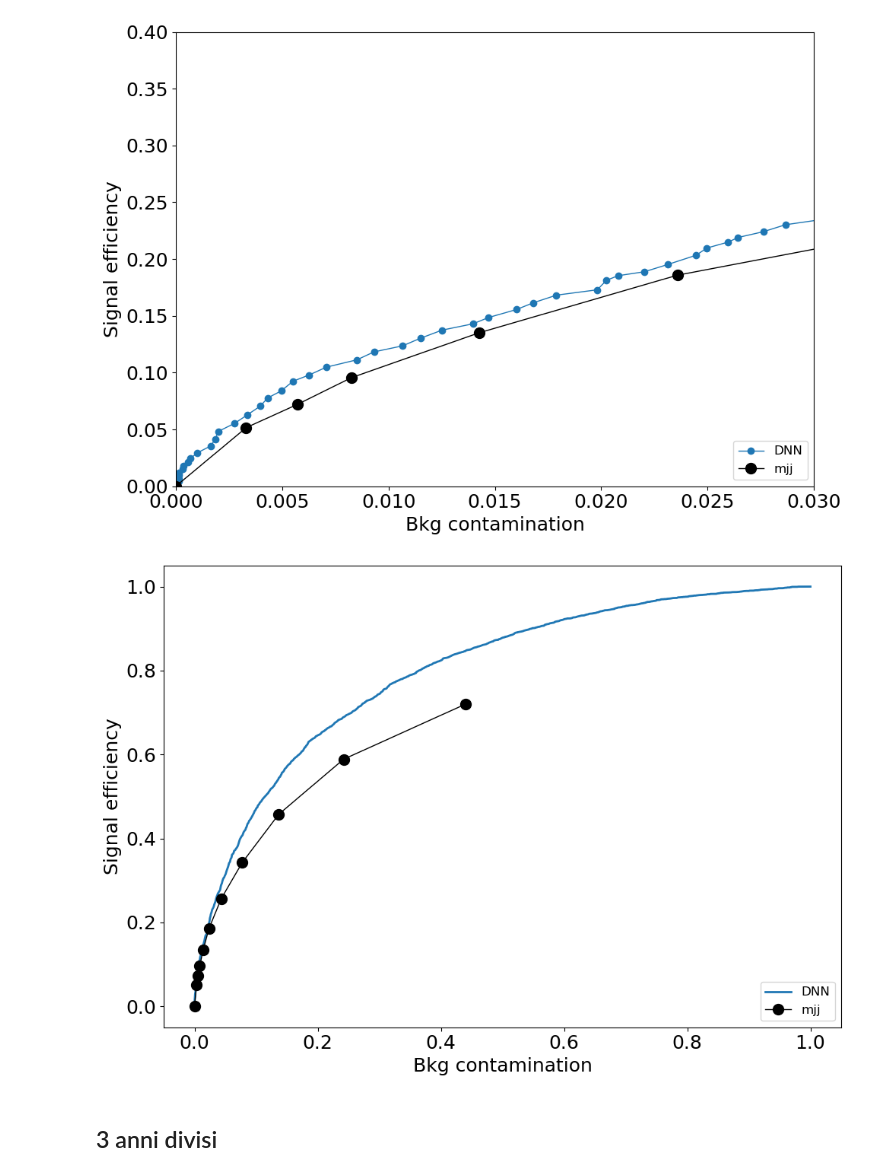
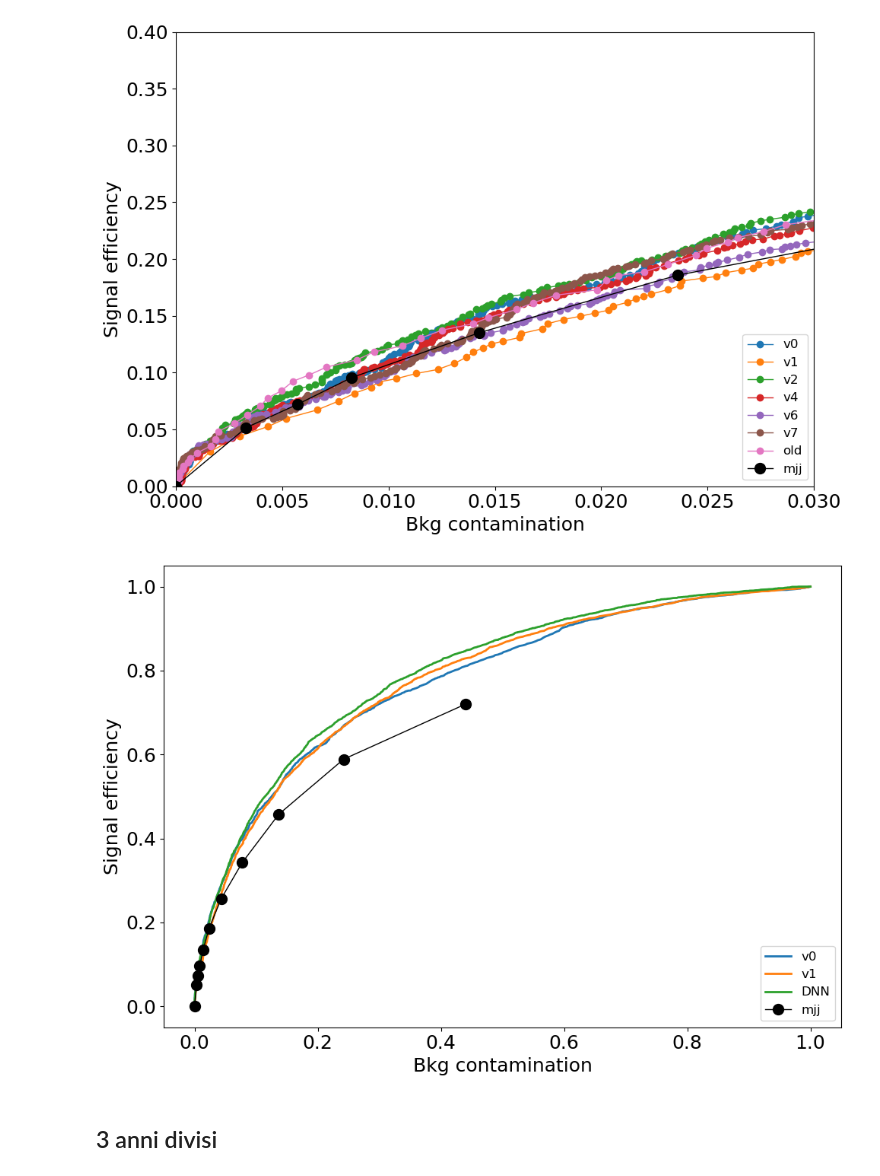
Before and after one commit to BiancaPinolini/ML_classification, a Jupyter notebook: ROC_comparison/new_DNN_highZ.ipynb, the cells around one changed output. Cells and saved outputs as stored; diff of their text form; code cells hidden in the pictures.

```diff
--- a/ROC_comparison/new_DNN_highZ.ipynb
+++ b/ROC_comparison/new_DNN_highZ.ipynb
@@ -58,48 +31,48 @@ fig, ax1 = plt.subplots(figsize=(10,7), dpi=100)
 
 lw = 1
 
-# ax1.plot(x0,  y0, linewidth=lw, label="v0", marker='o')
-# ax1.plot(x1,  y1, linewidth=lw, label="v1", marker='o')
-# ax1.plot(x2,  y2, linewidth=lw, label="v2", marker='o')
+ax1.plot(x0,  y0, linewidth=lw, label="v0", marker='o')
+ax1.plot(x1,  y1, linewidth=lw, label="v1", marker='o')
+ax1.plot(x2,  y2, linewidth=lw, label="v2", marker='o')
 # ax1.plot(x3,  y3, linewidth=lw, label="v3", marker='o')
-# ax1.plot(x4,  y4, linewidth=lw, label="v4", marker='o')
+ax1.plot(x4,  y4, linewidth=lw, label="v4", marker='o')
 # ax1.plot(x5,  y5, linewidth=lw, label="v5", marker='o')
-# ax1.plot(x6,  y6, linewidth=lw, label="v6", marker='o')
-# ax1.plot(x7,  y7, linewidth=lw, label="v7", marker='o')
+ax1.plot(x6,  y6, linewidth=lw, label="v6", marker='o')
+ax1.plot(x7,  y7, linewidth=lw, label="v7", marker='o')
 # ax1.plot(x8,  y8, linewidth=lw, label="v8", marker='o')
 # ax1.plot(x9,  y9, linewidth=lw, label="v9", marker='o')
 # ax1.plot(x10,  y10, linewidth=lw, label="v10", marker='o')
 # ax1.plot(x11,  y11, linewidth=lw, label="v11", marker='o')
 # ax1.plot(x12,  y12, linewidth=lw, label="v12", marker='o')
 # ax1.plot(x13,  y13, linewidth=lw, label="v13", marker='o')
 # ax1.plot(x14,  y14, linewidth=lw, label="v14", marker='o')
-ax1.plot(x15,  y15, linewidth=lw, label="DNN", marker='o')
+ax1.plot(x15,  y15, linewidth=lw, label="old", marker='o')
 
 
 ax1.plot(effB,  effS, linewidth=lw, label="mjj", marker='o', color='black', markersize=10)
 
 ax1.set_xlabel("Bkg contamination", fontsize=18)
 ax1.set_ylabel("Signal efficiency", fontsize=18)
 
 ax1.tick_params("y",labelsize=18)
 ax1.tick_params("x",labelsize=18)
 
 ax1.legend(loc="lower right", fontsize="large")
 
 axes = plt.gca()
 axes.set_xlim([0,0.03])
 axes.set_ylim([0,0.4])
 
 fig.tight_layout()
 # %% [output]
-[figure, old version]
+[figure, new version]
 # %%
 fig, ax1 = plt.subplots(figsize=(10,7), dpi=100)
 
 lw = 2
 
-# ax1.plot(x0,  y0, linewidth=lw, label="v0")
-# ax1.plot(x1,  y1, linewidth=lw, label="v1")
+ax1.plot(x0,  y0, linewidth=lw, label="v0")
+ax1.plot(x1,  y1, linewidth=lw, label="v1")
 # ax1.plot(x2,  y2, linewidth=lw, label="v2")
 # ax1.plot(x3,  y3, linewidth=lw, label="v3")
 # ax1.plot(x4,  y4, linewidth=lw, label="v4")
@@ -130,6 +103,6 @@ ax1.legend(loc="lower right", fontsize="large")
 
 fig.tight_layout()
 # %% [output]
-[figure, old version]
+[figure, new version]
 # %% [markdown]
 ## 3 anni divisi
```
Also changed, not shown: parts of 27 cells of this notebook, 4 other files.
